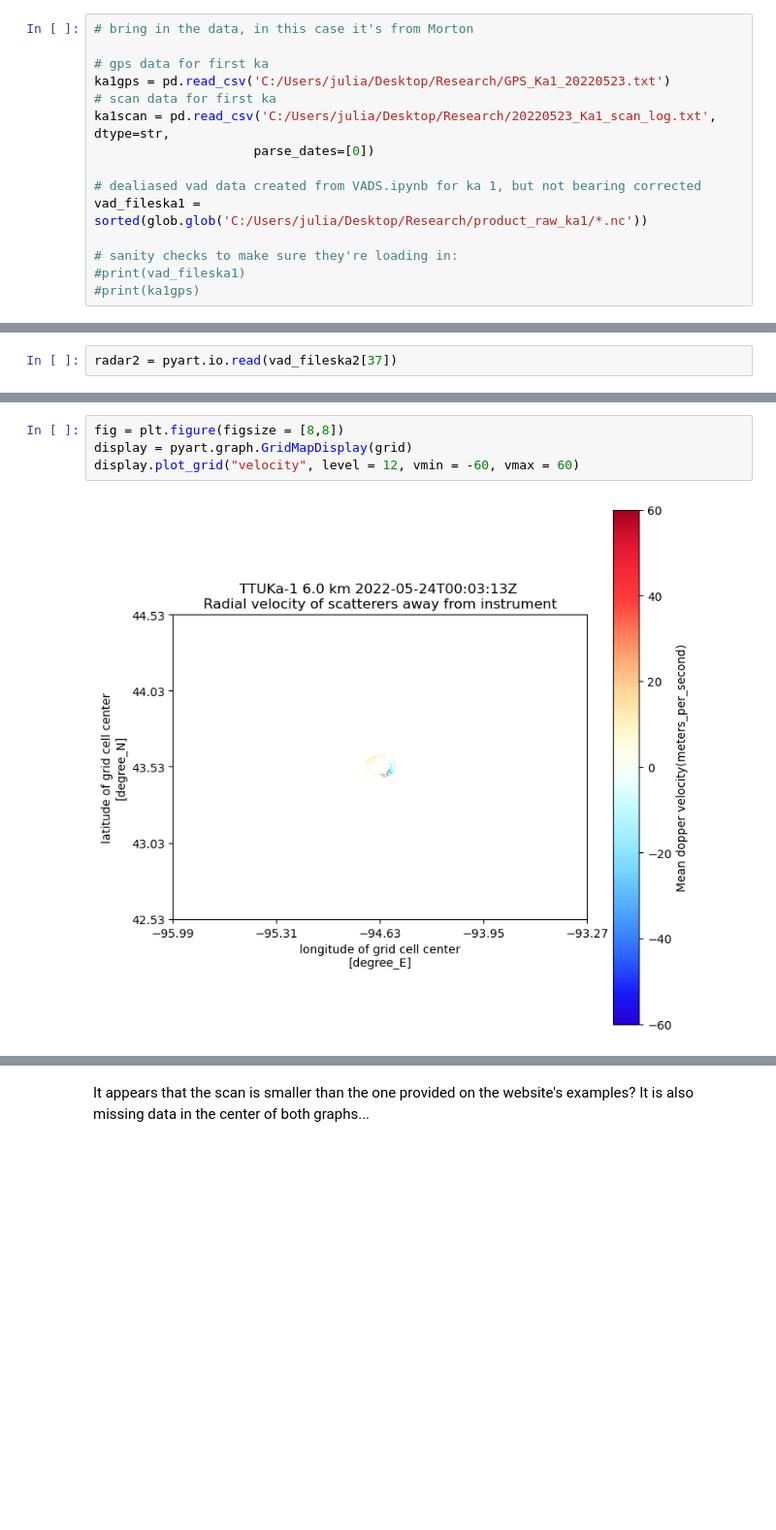
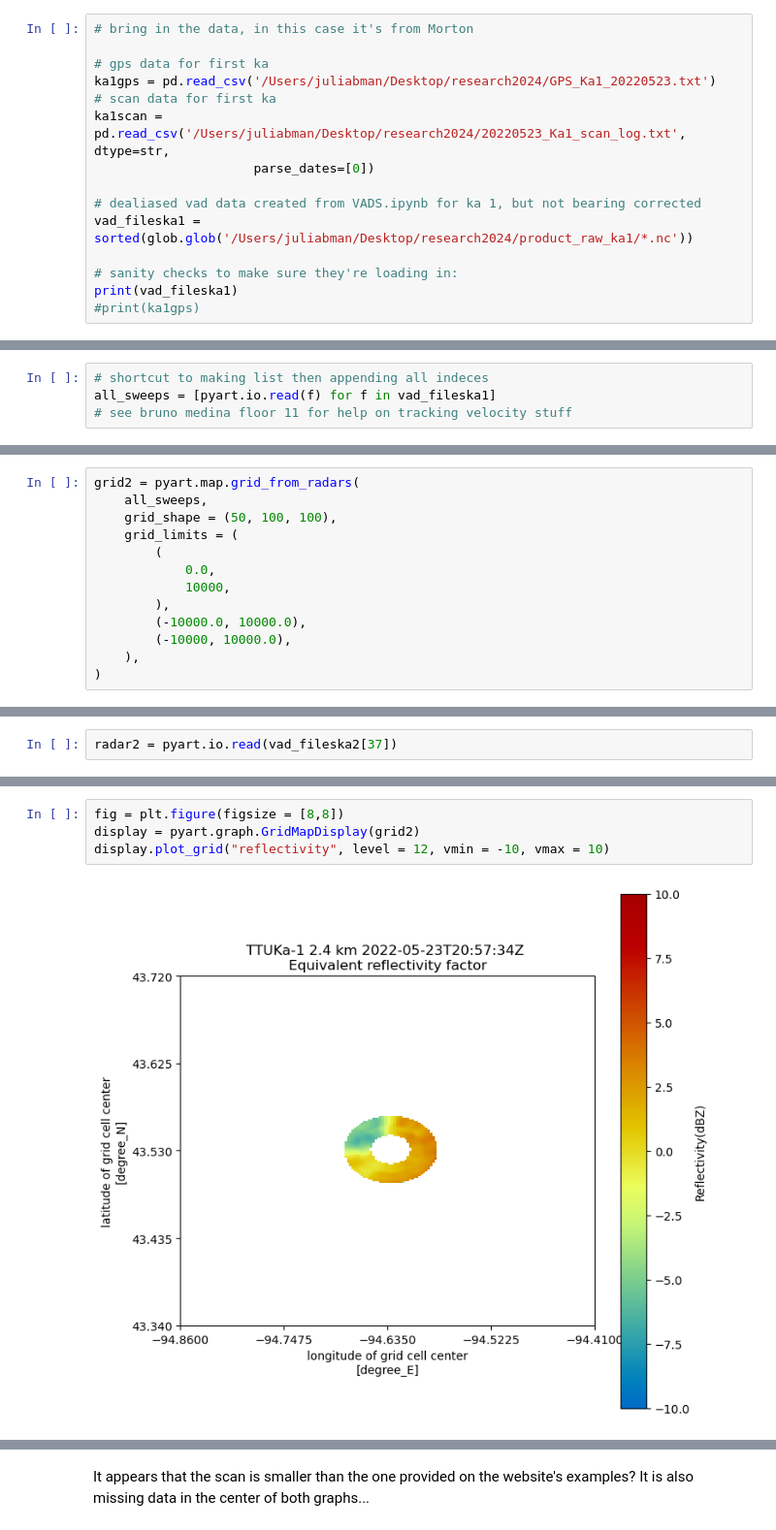
Before and after one commit to JuliaBuhrman/research2024, a Jupyter notebook: morton_tobac_data.ipynb, the cells around one changed output, grey strips where cells are left out. Shown at 97% size. Saved outputs shown, nothing was run; the diff lists cells and outputs as text; blank space fills up the shorter version.

```diff
--- a/morton_tobac_data.ipynb
+++ b/morton_tobac_data.ipynb
@@ -29,14 +29,14 @@ import pyart
 # bring in the data, in this case it's from Morton
 
 # gps data for first ka
-ka1gps = pd.read_csv('C:/Users/julia/Desktop/Research/GPS_Ka1_20220523.txt')
+ka1gps = pd.read_csv('/Users/juliabman/Desktop/research2024/GPS_Ka1_20220523.txt')
 # scan data for first ka
-ka1scan = pd.read_csv('C:/Users/julia/Desktop/Research/20220523_Ka1_scan_log.txt', dtype=str,
+ka1scan = pd.read_csv('/Users/juliabman/Desktop/research2024/20220523_Ka1_scan_log.txt', dtype=str,
                      parse_dates=[0])
 
 # dealiased vad data created from VADS.ipynb for ka 1, but not bearing corrected
-vad_fileska1 = sorted(glob.glob('C:/Users/julia/Desktop/Research/product_raw_ka1/*.nc'))
+vad_fileska1 = sorted(glob.glob('/Users/juliabman/Desktop/research2024/product_raw_ka1/*.nc'))
 
 # sanity checks to make sure they're loading in:
-#print(vad_fileska1)
+print(vad_fileska1)
 #print(ka1gps)
@@ -92,5 +94,9 @@ It seems that radar is already a .Radar file, which stores antenna coordinate ra
 # %%
 # attempts to get the data into antenna coordinates by manually filling in each area of data
 #antennta_coords = pyart.core.Radar(radar.range['data'], radar.latitude['data'], radar.longitude['data'], radar.altitude['data'], radar.sweep_number['data'], radar.sweep_mode['data'], radar.fixed_angle['data'])
+# %%
+# shortcut to making list then appending all indeces
+all_sweeps = [pyart.io.read(f) for f in vad_fileska1]
+# see bruno medina floor 11 for help on tracking velocity stuff
 # %%
 grid = pyart.map.grid_from_radars(
@@ -141,3 +144,16 @@ display.plot_grid("reflectivity", level = 0, vmin = -20, vmax = 60)
+# %%
+grid2 = pyart.map.grid_from_radars(
+    all_sweeps,
+    grid_shape = (50, 100, 100),
+    grid_limits = (
+        (
+            0.0,
+            10000,
+        ),
+        (-10000.0, 10000.0),
+        (-10000, 10000.0),
+    ),
+)
 # %%
 # data for ka 2
 
@@ -192,9 +193,9 @@ array([-100000.,  -99000.,  -98000.,  -97000.,  -96000.,  -95000.,
 # %%
 fig = plt.figure(figsize = [8,8])
-display = pyart.graph.GridMapDisplay(grid)
-display.plot_grid("velocity", level = 12, vmin = -60, vmax = 60)
+display = pyart.graph.GridMapDisplay(grid2)
+display.plot_grid("reflectivity", level = 12, vmin = -10, vmax = 10)
 # %% [output]
-[figure, old version]
+[figure, new version]
 # %%
 display.plot_latitude_slice("reflectivity", lat = 43.53, vmin = 0, vmax = 60)
 plt.xlim([-10,10])
```
Also changed, not shown: parts of 12 cells of this notebook, 2 other files.
